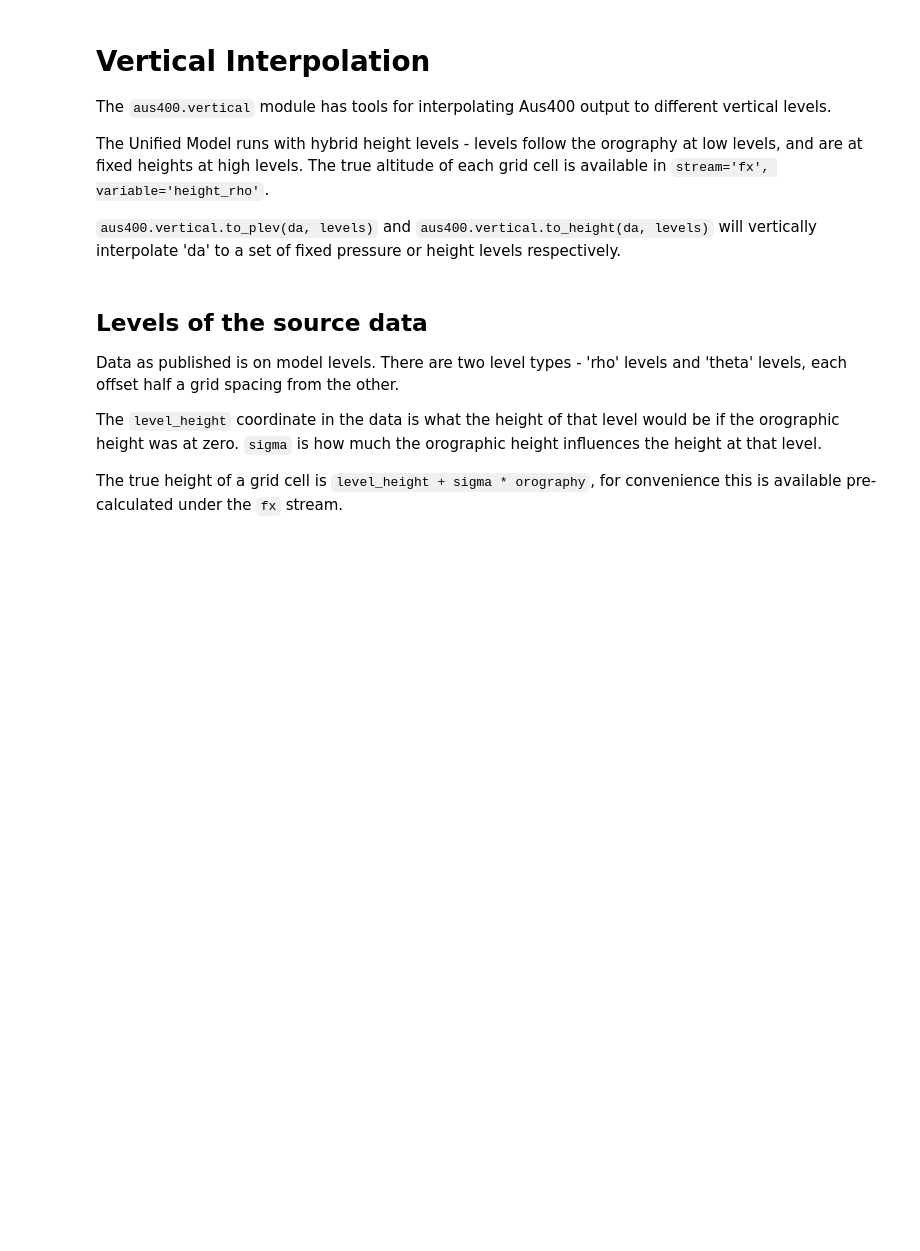
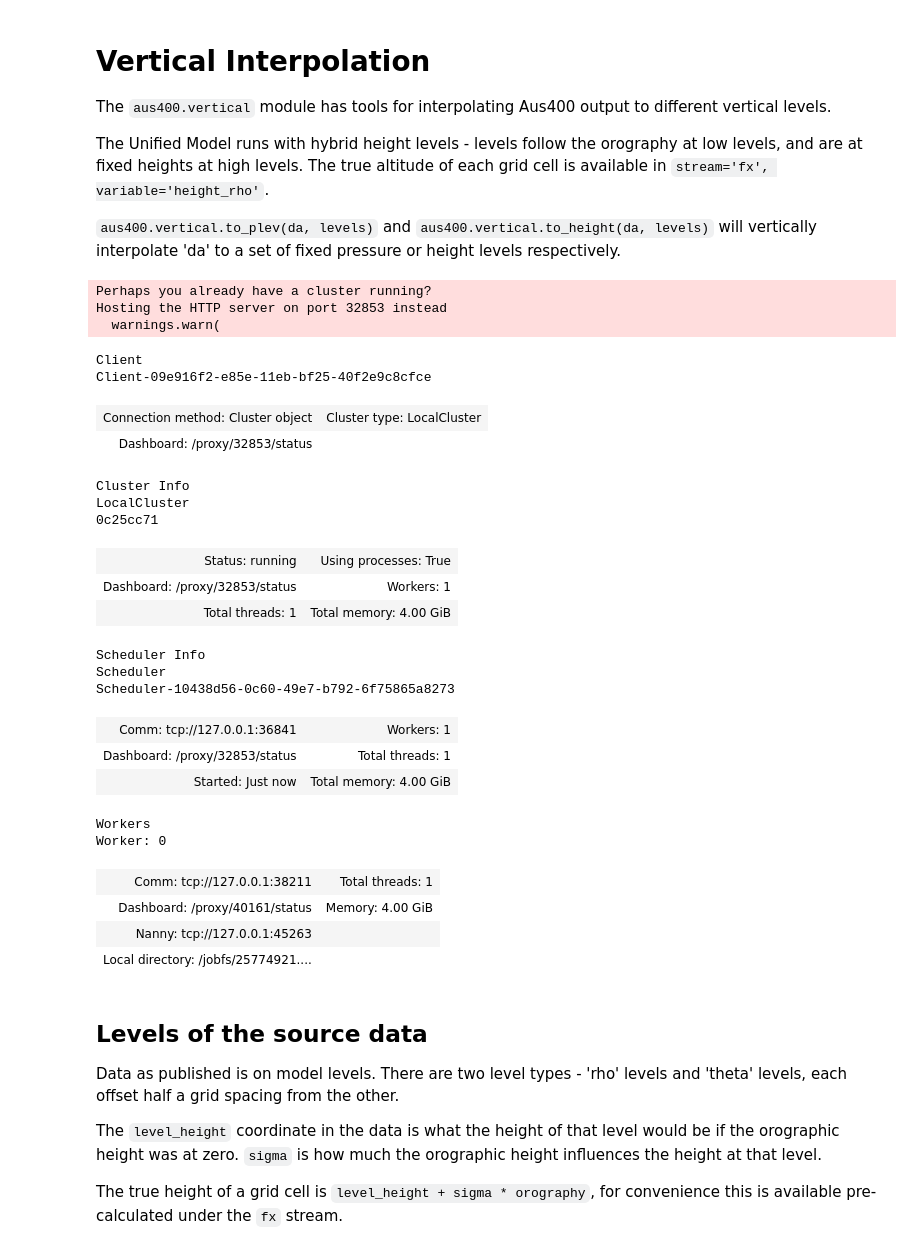
Before and after one commit to coecms/aus400-cookbook, a Jupyter notebook: notebooks/VerticalInterpolation.ipynb, the cells around one changed output. Saved outputs shown, nothing was run; the diff lists cells and outputs as text; code cells hidden in the pictures; blank space fills up the shorter version.

```diff
--- a/notebooks/VerticalInterpolation.ipynb
+++ b/notebooks/VerticalInterpolation.ipynb
@@ -13,3 +14,33 @@ import aus400
+# %%
+# Start a Dask distributed client if running on Gadi so memory limits are respected
+import climtas.nci
+climtas.nci.GadiClient()
+# %% [output]
+Perhaps you already have a cluster running?
+Hosting the HTTP server on port 32853 instead
+  warnings.warn(
+Client
+Client-09e916f2-e85e-11eb-bf25-40f2e9c8cfce
+| Connection method: Cluster object | Cluster type: LocalCluster |
+| Dashboard: /proxy/32853/status |  |
+Cluster Info
+LocalCluster
+0c25cc71
+| Status: running | Using processes: True |
+| Dashboard: /proxy/32853/status | Workers: 1 |
+| Total threads: 1 | Total memory: 4.00 GiB |
+Scheduler Info
+Scheduler
+Scheduler-10438d56-0c60-49e7-b792-6f75865a8273
+| Comm: tcp://127.0.0.1:36841 | Workers: 1 |
+| Dashboard: /proxy/32853/status | Total threads: 1 |
+| Started: Just now | Total memory: 4.00 GiB |
+Workers
+Worker: 0
+| Comm: tcp://127.0.0.1:38211 | Total threads: 1 |
+| Dashboard: /proxy/40161/status | Memory: 4.00 GiB |
+| Nanny: tcp://127.0.0.1:45263 |  |
+| Local directory: /jobfs/25774921.... |  |
 # %% [markdown]
 ## Levels of the source data
 
```
Also changed, not shown: parts of 6 cells of this notebook, 1 other file.
